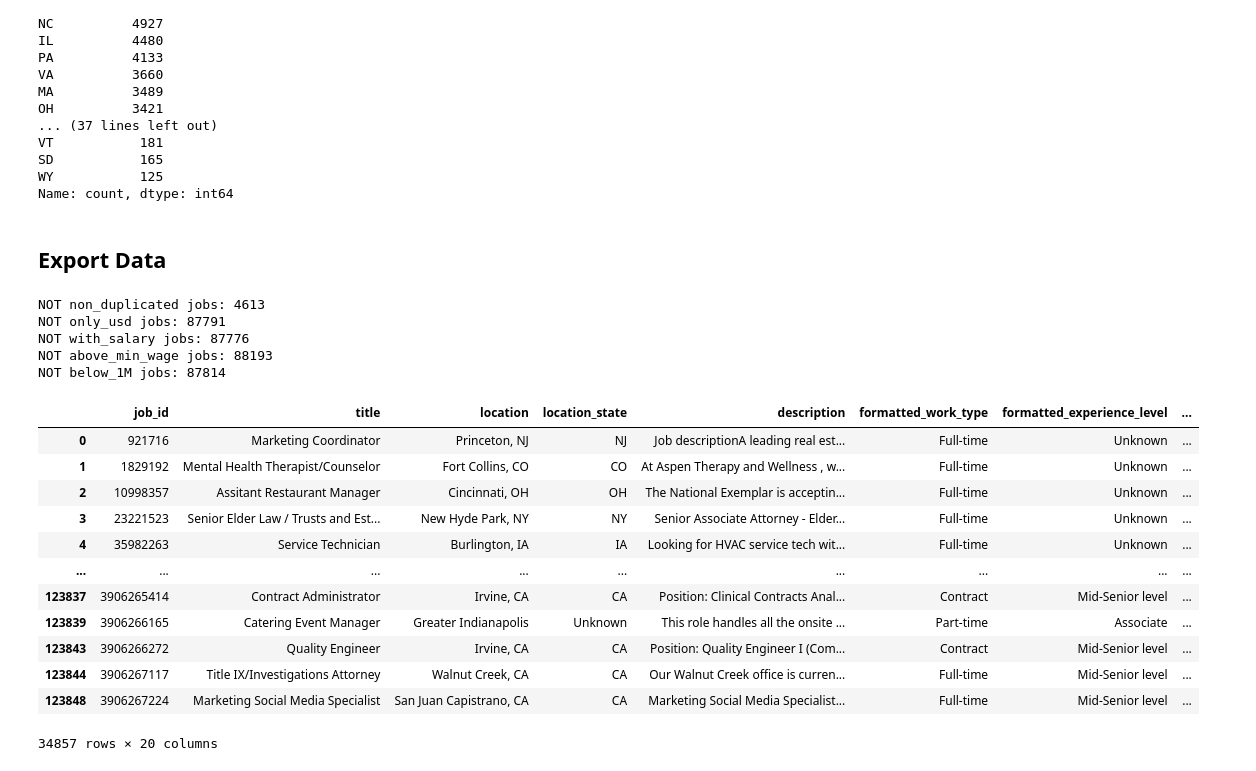
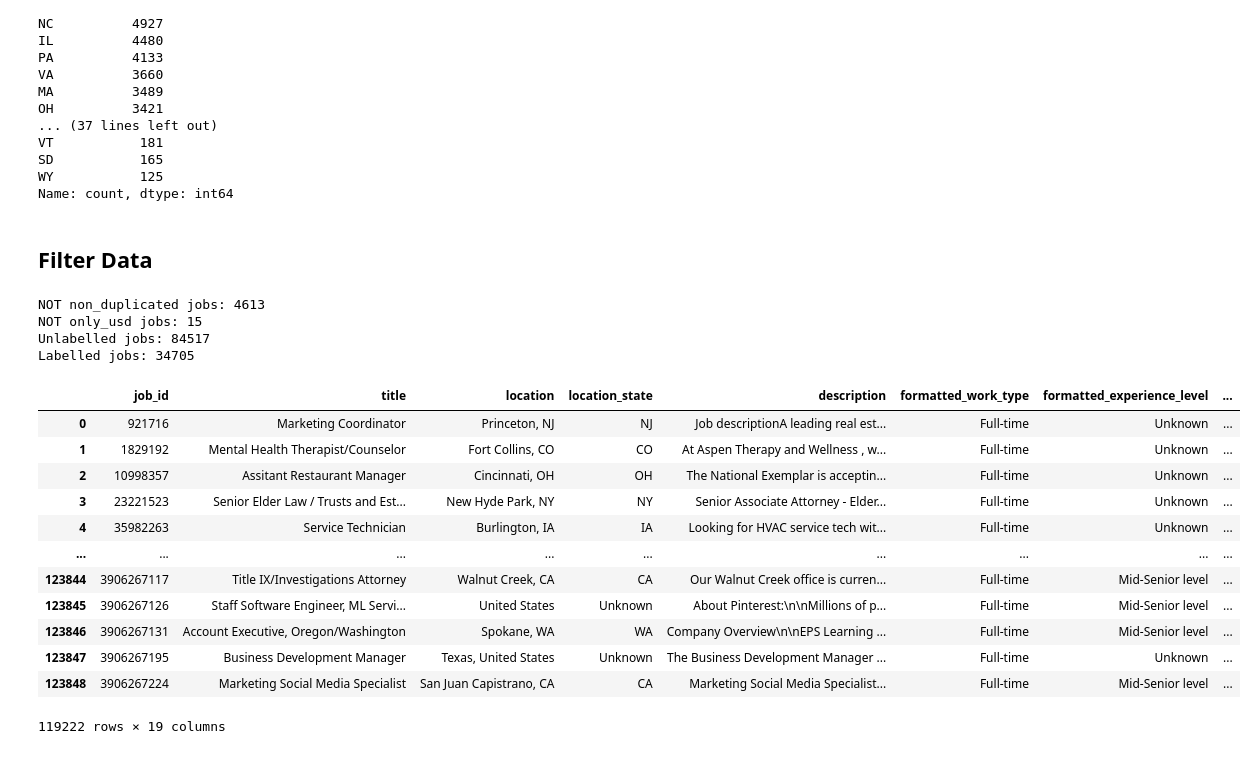
Before and after one commit to nginyc/job_posting_salary_prediction, a Jupyter notebook: clean_dataset.ipynb, the cells around one changed output. Drawn from its saved outputs; the diff is of its cells as text; code cells hidden in the pictures.

```diff
--- a/clean_dataset.ipynb
+++ b/clean_dataset.ipynb
@@ -46,10 +44,23 @@ Remote allowed are all "1" and has missing values. Assume missing values are "0"
 df_jobs['remote_allowed'] = df_jobs['remote_allowed'].fillna(0)
 # %%
 '''
-Fill missing values in "location", "zip_code", "company_country", "company_state", "company_city", "company_zip_code" with "Unknown".
+Fill missing values with "Unknown".
 '''
 df_jobs["zip_code"] = df_jobs["zip_code"].fillna("Unknown")
 df_jobs["company_country"] = df_jobs["company_country"].fillna("Unknown")
 df_jobs["company_state"] = df_jobs["company_state"].fillna("Unknown")
 df_jobs["company_city"] = df_jobs["company_city"].fillna("Unknown")
 df_jobs["company_zip_code"] = df_jobs["company_zip_code"].fillna("Unknown")
+df_jobs["company_industries"] = df_jobs["company_industries"].fillna("Unknown")
+# %%
+'''
+Based on our exploratory data analysis, we unlabel salary data for:
+- Jobs with below min wage as they are bad data. <10K USD yearly is below minimum wage in US. See https://www.dol.gov/agencies/whd/minimum-wage)
+- Jobs with too high a salary of 1M+ as they are likely to be bad data
+- Jobs with too high a salary range spread of more than 4x as they are likely to be highly inaccurate data
+'''
+salaries = df_jobs['normalized_salary']
+salary_spread_range = (df_jobs['max_salary'] - df_jobs['min_salary'])/df_jobs['min_salary']
+bad_salaries = (salaries < 1e4) | (salaries > 1e6) | (salary_spread_range > 4)
+df_jobs.loc[bad_salaries,  ['normalized_salary', 'med_salary', 'max_salary', 'min_salary']] = None
+print('Jobs with salaries we unlabelled:', bad_salaries.sum())
@@ -56,14 +69,5 @@ df_jobs["company_zip_code"] = df_jobs["company_zip_code"].fillna("Unknown")
 # %% [markdown]
 ## Transform Columns
-# %%
-'''
-As identified during EDA, salaries are heavily skewed and vary over a huge range of magnitudes.
-But log salaries look more normally distributed and allow us to train more numerically stable models with better fit.
-Moreover, they reduce the impact of outliers on our models.
-
-As such, we compute log10 of normalized salary that we use as the target variable.
-'''
-df_jobs["normalized_salary_log10"] = np.log10(df_jobs["normalized_salary"])
 # %%
 '''
 Populate "location_state" from "location".
@@ -99,7 +103,7 @@ SD           165
 WY           125
 Name: count, dtype: int64
 # %% [markdown]
-## Export Data
+## Filter Data
 # %%
 '''
 Based on our problem statement, here is the list of raw features (X) we would try to use to predict salaries:
@@ -125,50 +129,50 @@ And here are the target variables (Y) we want to predict:
 4. med_salary
 5. pay_period
 '''
 FEATURE_COLUMNS = ['title', 'location', 'location_state', 'description', 'formatted_work_type', 'formatted_experience_level', 'remote_allowed',
     'company_industries', 'company_country', 'company_state', 'company_city', 'company_description', 'company_employee_count']
-TARGET_COLUMNS = ['normalized_salary', 'normalized_salary_log10', 'min_salary', 'max_salary', 'med_salary', 'pay_period']
+TARGET_COLUMNS = ['normalized_salary', 'min_salary', 'max_salary', 'med_salary', 'pay_period']
 
 '''
 As discoverd during EDA, we filter OUT:
 - duplicated jobs (based on feature columns, excluding job_id)
 - jobs with non-USD currency
-- jobs with no salary information
-- jobs with below min wage as they are bad data. <10K USD yearly is below minimum wage in US. See https://www.dol.gov/agencies/whd/minimum-wage)
-- jobs with too high a salary of 1M+ as they are likely to be bad data
+
+We keep jobs without salary data because we can potentially label them.
 '''
 
 non_duplicated = ~df_jobs.duplicated(subset=FEATURE_COLUMNS, keep='first')
-only_usd = df_jobs['currency'] == 'USD'
-with_salary = df_jobs['normalized_salary'].notna()
-above_min_wage = df_jobs['normalized_salary'] >= 1e4
-below_1M = df_jobs['normalized_salary'] <= 1e6
+only_usd = (~df_jobs['currency'].notna()) | (df_jobs['currency'] == 'USD')
 
 # For each filter, print out number of jobs filtered
-for name, filter in zip(["non_duplicated", "only_usd", "with_salary", "above_min_wage", "below_1M"], [non_duplicated, only_usd, with_salary, above_min_wage, below_1M]):
+for name, filter in zip(["non_duplicated", "only_usd"], [non_duplicated, only_usd]):
     print(f"NOT {name} jobs: {len(filter) - filter.sum()}")
 
-df_jobs_clean = df_jobs[non_duplicated & only_usd & with_salary & above_min_wage & below_1M][
+df_jobs_clean = df_jobs[non_duplicated & only_usd][
     ['job_id'] + FEATURE_COLUMNS + TARGET_COLUMNS
 ]
 
+# Breakdown unlabeled VS labelled jobs
+unlabeled = df_jobs_clean['normalized_salary'].isna()
+print(f"Unlabelled jobs: {unlabeled.sum()}")
+print(f"Labelled jobs: {len(df_jobs_clean) - unlabeled.sum()}")
+
 df_jobs_clean
 # %% [output]
 NOT non_duplicated jobs: 4613
-NOT only_usd jobs: 87791
-NOT with_salary jobs: 87776
-NOT above_min_wage jobs: 88193
-NOT below_1M jobs: 87814
+NOT only_usd jobs: 15
+Unlabelled jobs: 84517
+Labelled jobs: 34705
 |  | job_id | title | location | location_state | description | formatted_work_type | formatted_experience_level | ... |
 | 0 | 921716 | Marketing Coordinator | Princeton, NJ | NJ | Job descriptionA leading real est... | Full-time | Unknown | ... |
 | 1 | 1829192 | Mental Health Therapist/Counselor | Fort Collins, CO | CO | At Aspen Therapy and Wellness , w... | Full-time | Unknown | ... |
 | 2 | 10998357 | Assitant Restaurant Manager | Cincinnati, OH | OH | The National Exemplar is acceptin... | Full-time | Unknown | ... |
 | 3 | 23221523 | Senior Elder Law / Trusts and Est... | New Hyde Park, NY | NY | Senior Associate Attorney - Elder... | Full-time | Unknown | ... |
 | 4 | 35982263 | Service Technician | Burlington, IA | IA | Looking for HVAC service tech wit... | Full-time | Unknown | ... |
 | ... | ... | ... | ... | ... | ... | ... | ... | ... |
-| 123837 | 3906265414 | Contract Administrator | Irvine, CA | CA | Position: Clinical Contracts Anal... | Contract | Mid-Senior level | ... |
-| 123839 | 3906266165 | Catering Event Manager | Greater Indianapolis | Unknown | This role handles all the onsite ... | Part-time | Associate | ... |
-| 123843 | 3906266272 | Quality Engineer | Irvine, CA | CA | Position: Quality Engineer I (Com... | Contract | Mid-Senior level | ... |
 | 123844 | 3906267117 | Title IX/Investigations Attorney | Walnut Creek, CA | CA | Our Walnut Creek office is curren... | Full-time | Mid-Senior level | ... |
+| 123845 | 3906267126 | Staff Software Engineer, ML Servi... | United States | Unknown | About Pinterest:\n\nMillions of p... | Full-time | Mid-Senior level | ... |
+| 123846 | 3906267131 | Account Executive, Oregon/Washington | Spokane, WA | WA | Company Overview\n\nEPS Learning ... | Full-time | Mid-Senior level | ... |
+| 123847 | 3906267195 | Business Development Manager | Texas, United States | Unknown | The Business Development Manager ... | Full-time | Unknown | ... |
 | 123848 | 3906267224 | Marketing Social Media Specialist | San Juan Capistrano, CA | CA | Marketing Social Media Specialist... | Full-time | Mid-Senior level | ... |
-34857 rows × 20 columns
+119222 rows × 19 columns
```
Also changed, not shown: parts of 5 cells of this notebook, 3 other files.
